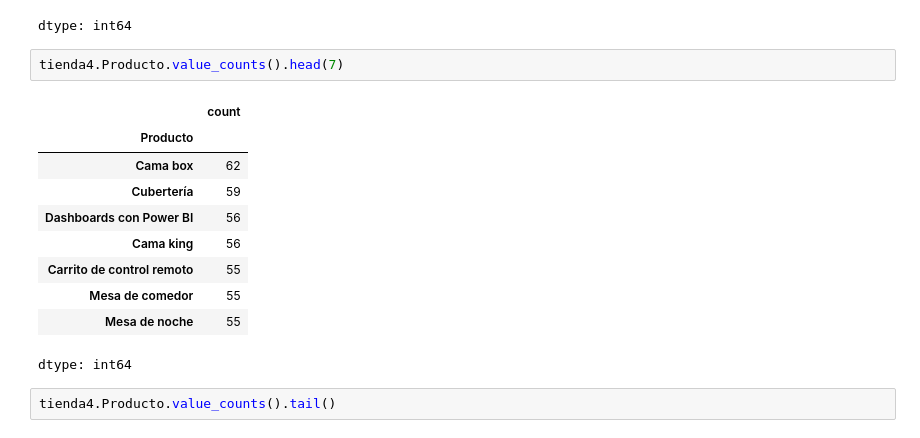
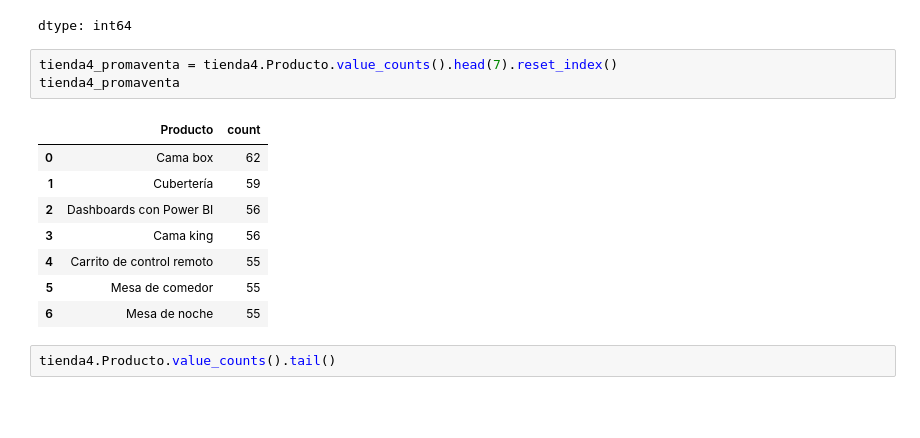
Before and after one commit to Anel-7/alura-store, a Jupyter notebook: alura_store.ipynb, the cells around one changed output. Saved outputs shown, nothing was run; the diff lists cells and outputs as text; blank space fills up the shorter version.

```diff
--- a/alura_store.ipynb
+++ b/alura_store.ipynb
@@ -255,18 +299,17 @@ tienda3.Producto.value_counts().tail(6)
 | Bloques de construcción | 35 |
 dtype: int64
 # %%
-tienda4.Producto.value_counts().head(7)
+tienda4_promaventa = tienda4.Producto.value_counts().head(7).reset_index()
+tienda4_promaventa
 # %% [output]
-|  | count |
-| Producto |  |
-| Cama box | 62 |
-| Cubertería | 59 |
-| Dashboards con Power BI | 56 |
-| Cama king | 56 |
-| Carrito de control remoto | 55 |
-| Mesa de comedor | 55 |
-| Mesa de noche | 55 |
+|  | Producto | count |
+| 0 | Cama box | 62 |
+| 1 | Cubertería | 59 |
+| 2 | Dashboards con Power BI | 56 |
+| 3 | Cama king | 56 |
+| 4 | Carrito de control remoto | 55 |
+| 5 | Mesa de comedor | 55 |
+| 6 | Mesa de noche | 55 |
-dtype: int64
 # %%
 tienda4.Producto.value_counts().tail()
 # %% [output]
```
Also changed, not shown: parts of 9 cells of this notebook.
